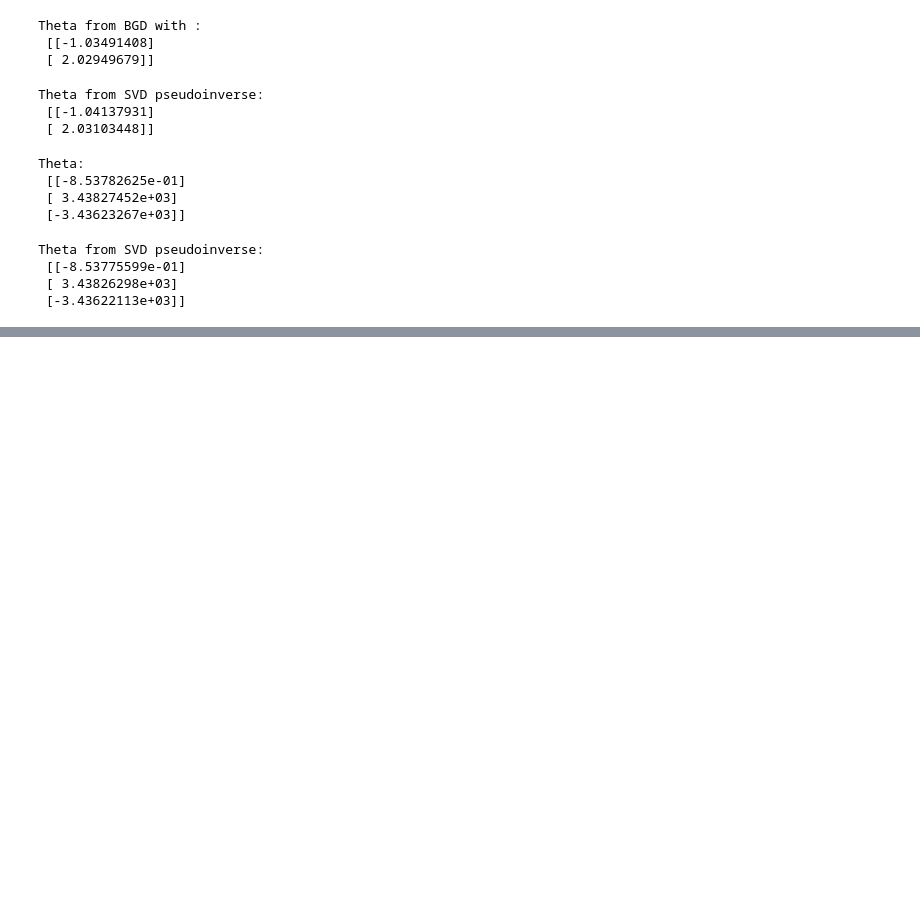
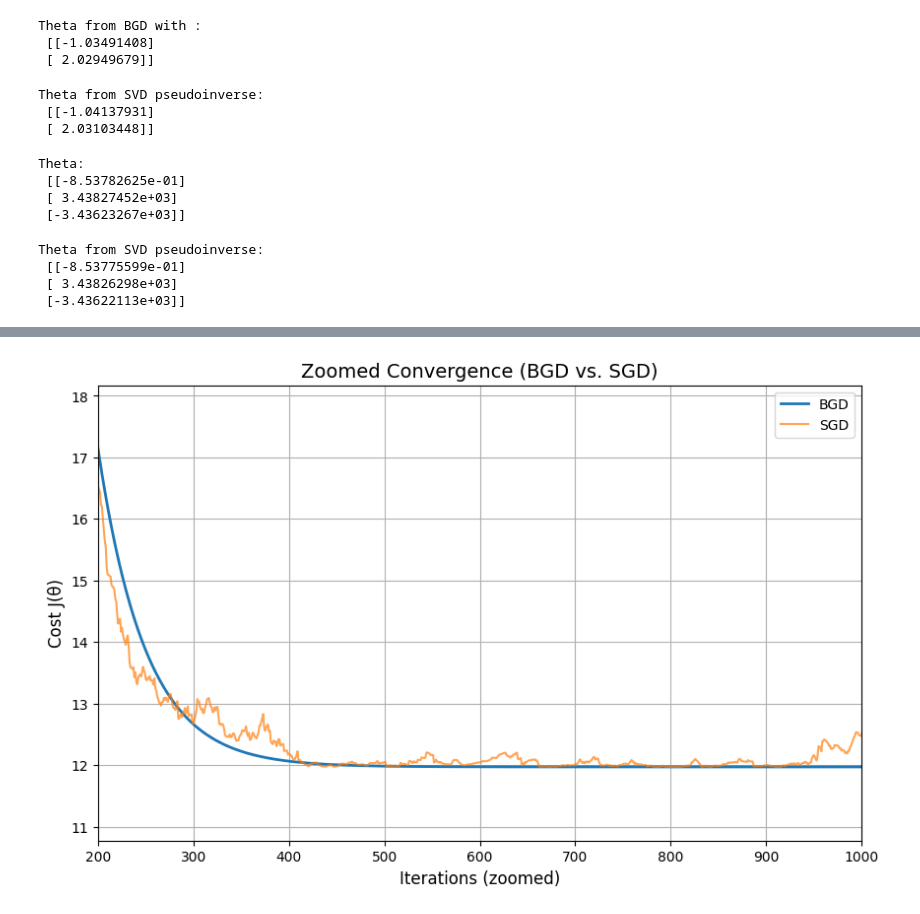
Before and after one commit to parmidamardi/CDM-TA-3, a Jupyter notebook: CDM_TA_3.ipynb, the cells around one changed output, grey strips where cells are left out. Cells and saved outputs as stored; diff of their text form; code cells hidden in the pictures; blank space fills up the shorter version.

```diff
--- a/CDM_TA_3.ipynb
+++ b/CDM_TA_3.ipynb
@@ -99,0 +232,19 @@ Theta from SVD pseudoinverse:
+# %%
+#Zoomed in to have a better insight
+plt.figure(figsize=(10,6))
+
+plt.plot(cost_bgd, label="BGD", linewidth=2)
+plt.plot(cost_sgd, label="SGD", alpha=0.7)
+
+plt.xlim(200, 1000)
+plt.ylim(min(cost_sgd[200:1000])*0.9,
+         max(cost_sgd[200:1000])*1.1)
+
+plt.xlabel("Iterations (zoomed)", fontsize=12)
+plt.ylabel("Cost J(θ)", fontsize=12)
+plt.title("Zoomed Convergence (BGD vs. SGD)", fontsize=14)
+plt.grid(True)
+plt.legend()
+plt.show()
+# %% [output]
+[figure, added]
```
Also changed, not shown: parts of 9 cells of this notebook.
